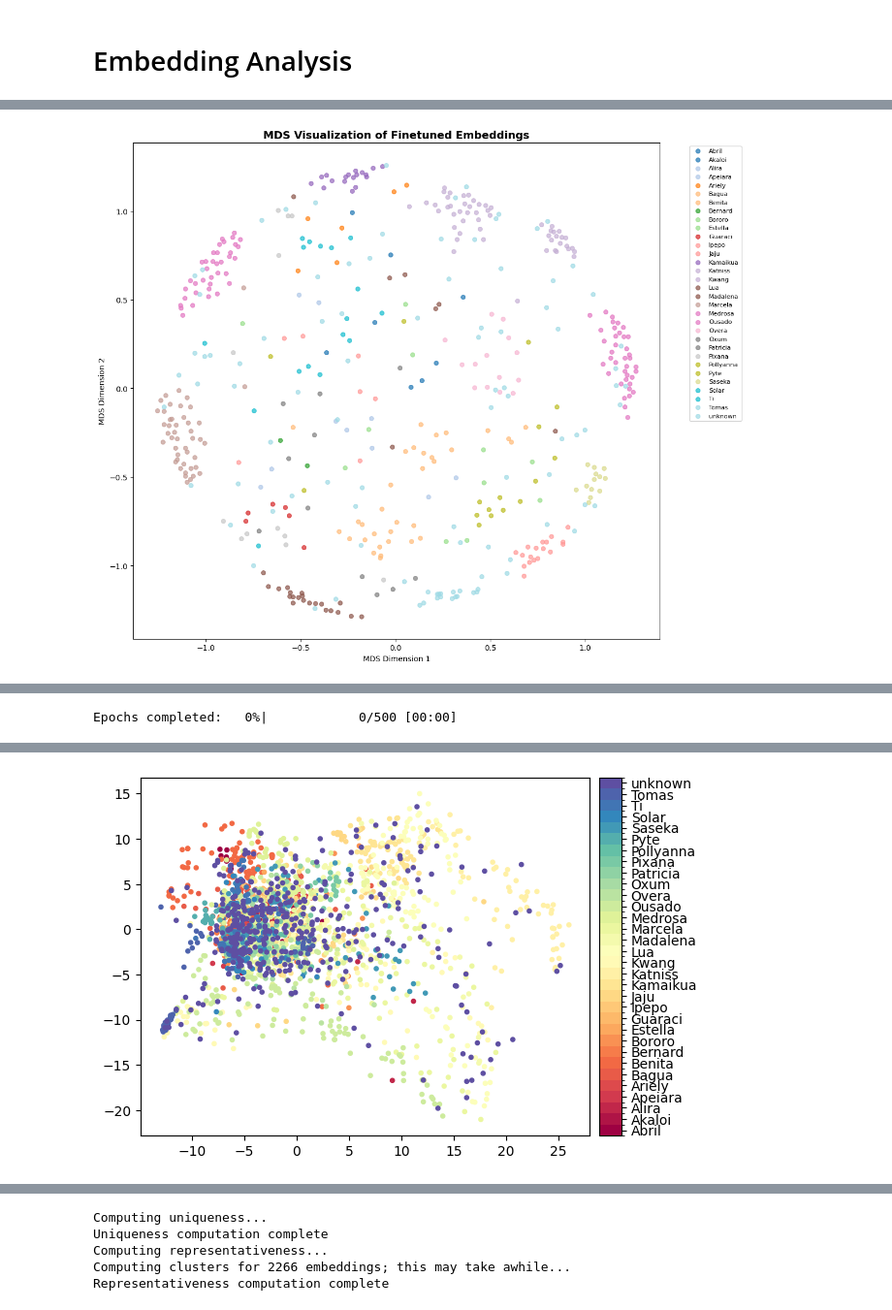
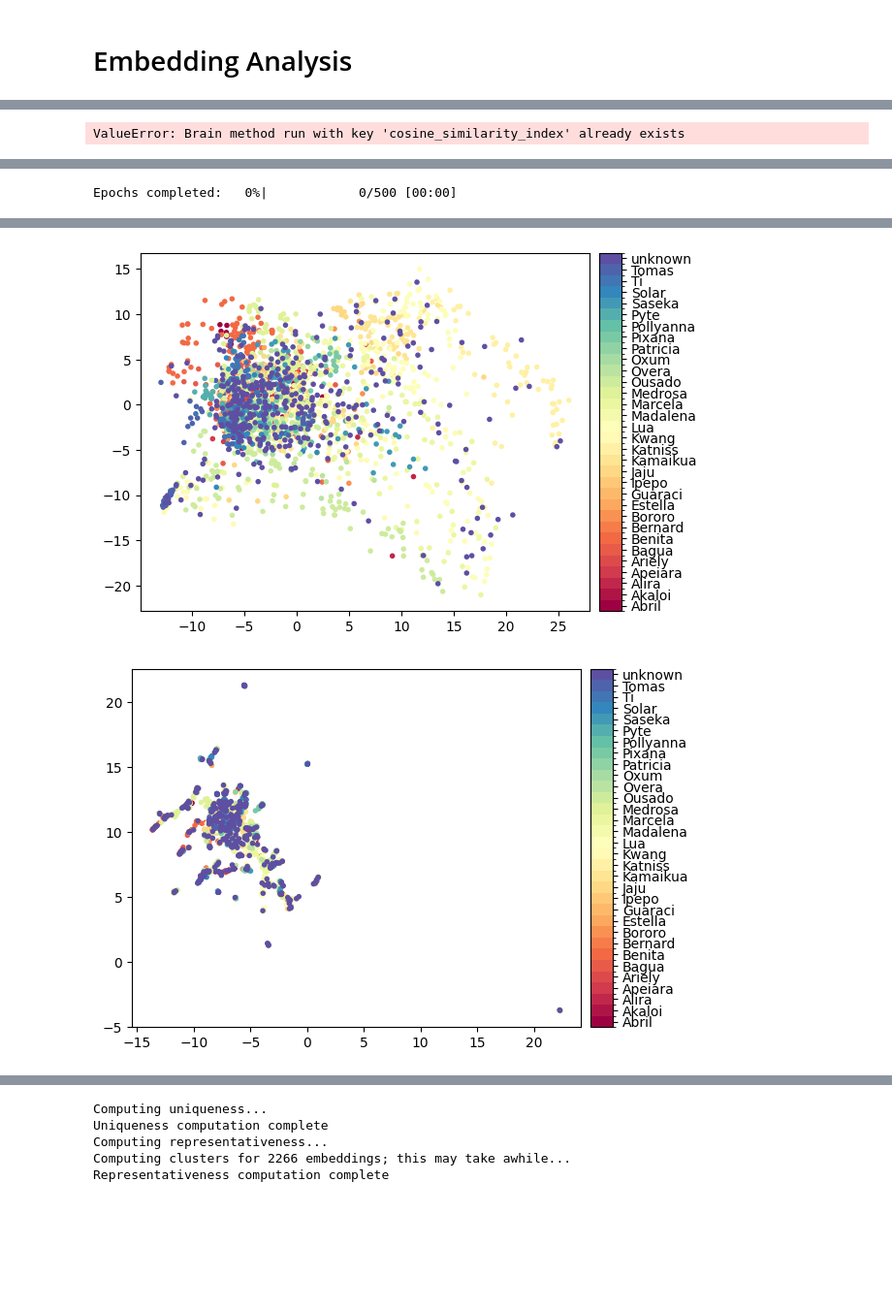
Before and after one commit to CarloColumbo/Kaggle-Competition-Jaguar-Re-identification, a Jupyter notebook: notebooks/exploratory_data_analysis.ipynb, the cells around one changed output, grey strips where cells are left out. Shown at 97% size. Cells and saved outputs as stored; diff of their text form; code cells hidden in the pictures; blank space fills up the shorter version.

```diff
--- a/notebooks/exploratory_data_analysis.ipynb
+++ b/notebooks/exploratory_data_analysis.ipynb
@@ -98,11 +101,14 @@ Configuration:
 # %%
 # Initialize Weights and Biases for experiment tracking
 # Key hyperparameters are tracked explicitly for easy filtering in W&B dashboard
-wandb.login(key=env.WANDB_API_KEY)
+if not os.getenv("WANDB_API_KEY"):
+    print("Warning: WANDB_API_KEY not found in environment variables. W&B logging will be disabled.")
+else:
+    wandb.login()
 
-wandb.init(
-    project=env.WANDB_PROJECT,
-    config=config,
-    name=EXPERIMENT_NAME,
-)
+    wandb.init(
+        project="jaguar-reidentification",
+        config=config,
+        name=EXPERIMENT_NAME,
+    )
 # %% [output]
@@ -284,10 +500,0 @@ with torch.no_grad():
-# %%
-fig_finetuned = visualize_embeddings_mds(
-    arcface_embeddings,
-    labels,
-    "MDS Visualization of Finetuned Embeddings",
-    config["seed"],
-    log_name="arcface_embeddings_mds"
-)
-# %% [output]
-[figure, removed]
@@ -301,41 +501,35 @@ dataset.save()
 # %%
 similarity_index = fob.compute_similarity(
     dataset,
-    embeddings="megadescriptor_embedding",
-    brain_key="cosine_similarity_index_megadescriptor",
+    embeddings="embedding",
+    brain_key="cosine_similarity_index",
     backend="sklearn",
     metric="cosine"
 )
-
-similarity_index = fob.compute_similarity(
-    dataset,
-    embeddings="finetuned_embedding",
-    brain_key="cosine_similarity_index_finetuned",
-    backend="sklearn",
-    metric="cosine"
-)
+# %% [output]
+ValueError: Brain method run with key 'cosine_similarity_index' already exists
 # %%
 pca_visualization = fob.compute_visualization(
     dataset,
     method="pca",
-    embeddings="megadescriptor_embedding",
+    embeddings="embedding",
     num_dims=2,
-    brain_key="pca_visualization_megadescriptor"
+    brain_key="pca_visualization_embedding"
 )
 
 plot = pca_visualization.visualize(labels="ground_truth.label", backend="matplotlib")
-plot.save(env.CHECKPOINT_PATH / "megadescriptor_embeddings_pca.png")
-wandb.log({"megadescriptor_embeddings_pca": wandb.Image(env.CHECKPOINT_PATH / "megadescriptor_embeddings_pca.png")})
+plot.save(CHECKPOINT_PATH / "megadescriptor_embeddings_pca.png")
+wandb.log({"megadescriptor_embeddings_pca": wandb.Image(CHECKPOINT_PATH / "megadescriptor_embeddings_pca.png")})
 
 umap_visualization = fob.compute_visualization(
     dataset,
     method="umap",
-    embeddings="megadescriptor_embedding",
+    embeddings="embedding",
     num_dims=2,
-    brain_key="umap_visualization_megadescriptor"
+    brain_key="umap_visualization_embedding"
 )
 plot = umap_visualization.visualize(labels="ground_truth.label", backend="matplotlib")
-plot.save(env.CHECKPOINT_PATH / "megadescriptor_embeddings_umap.png")
-wandb.log({"megadescriptor_embeddings_umap": wandb.Image(env.CHECKPOINT_PATH / "megadescriptor_embeddings_umap.png")})
+plot.save(CHECKPOINT_PATH / "megadescriptor_embeddings_umap.png")
+wandb.log({"megadescriptor_embeddings_umap": wandb.Image(CHECKPOINT_PATH / "megadescriptor_embeddings_umap.png")})
 # %% [output]
 Generating visualization...
@@ -361 +554,2 @@ Sun Feb  8 12:45:43 2026 Finished embedding
 [figure]
+[figure, added]
```
Also changed, not shown: parts of 61 cells of this notebook, 8 other files.
